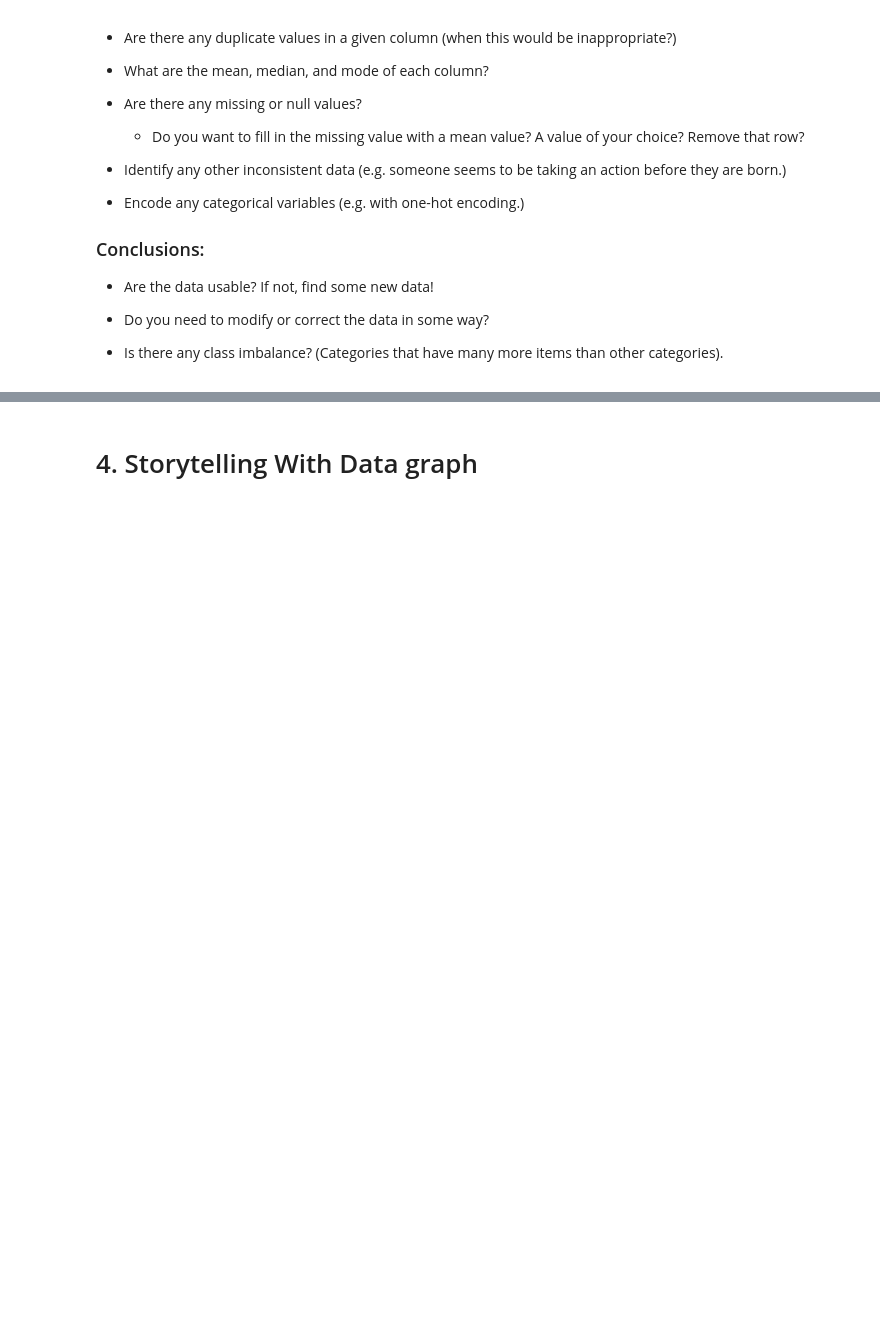
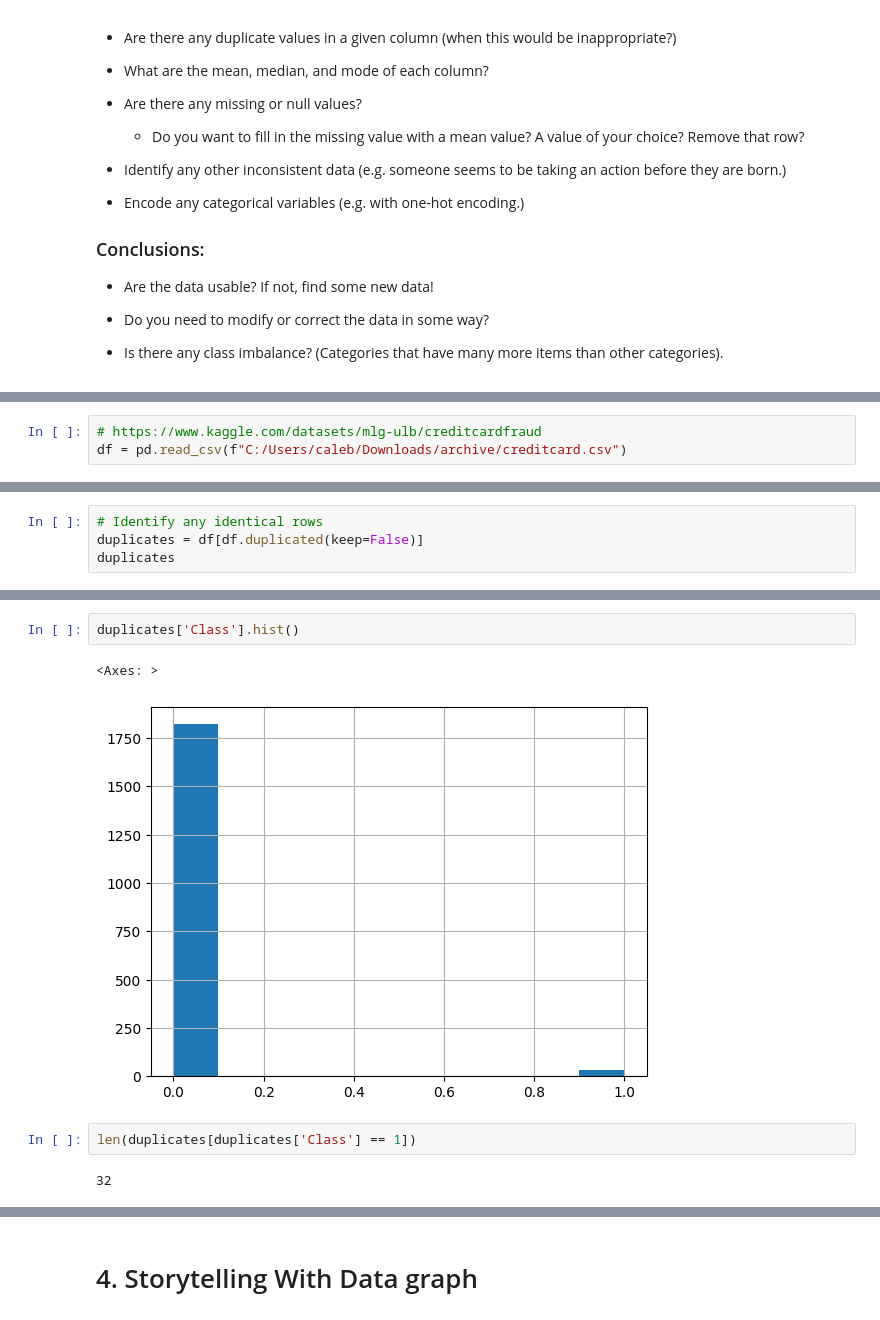
Before and after one commit to calebhadley1/Module-B-semester-2, a Jupyter notebook: OMDS-ModB2-Week2-Hadley-Caleb.ipynb, the cells around one changed output, grey strips where cells are left out. Cells and saved outputs as stored; diff of their text form; blank space fills up the shorter version.

```diff
--- a/OMDS-ModB2-Week2-Hadley-Caleb.ipynb
+++ b/OMDS-ModB2-Week2-Hadley-Caleb.ipynb
@@ -48,0 +53,3 @@ This week, you will do the same types of exercises as last week, but you should
+# %%
+# https://www.kaggle.com/datasets/mlg-ulb/creditcardfraud
+df = pd.read_csv(f"C:/Users/caleb/Downloads/archive/creditcard.csv")
@@ -48,0 +113,4 @@ This week, you will do the same types of exercises as last week, but you should
+# %%
+# Identify any identical rows
+duplicates = df[df.duplicated(keep=False)]
+duplicates
@@ -48,0 +131,9 @@ This week, you will do the same types of exercises as last week, but you should
+# %%
+duplicates['Class'].hist()
+# %% [output]
+<Axes: >
+[figure, added]
+# %%
+len(duplicates[duplicates['Class'] == 1])
+# %% [output]
+32
```
Also changed, not shown: parts of 31 cells of this notebook.
